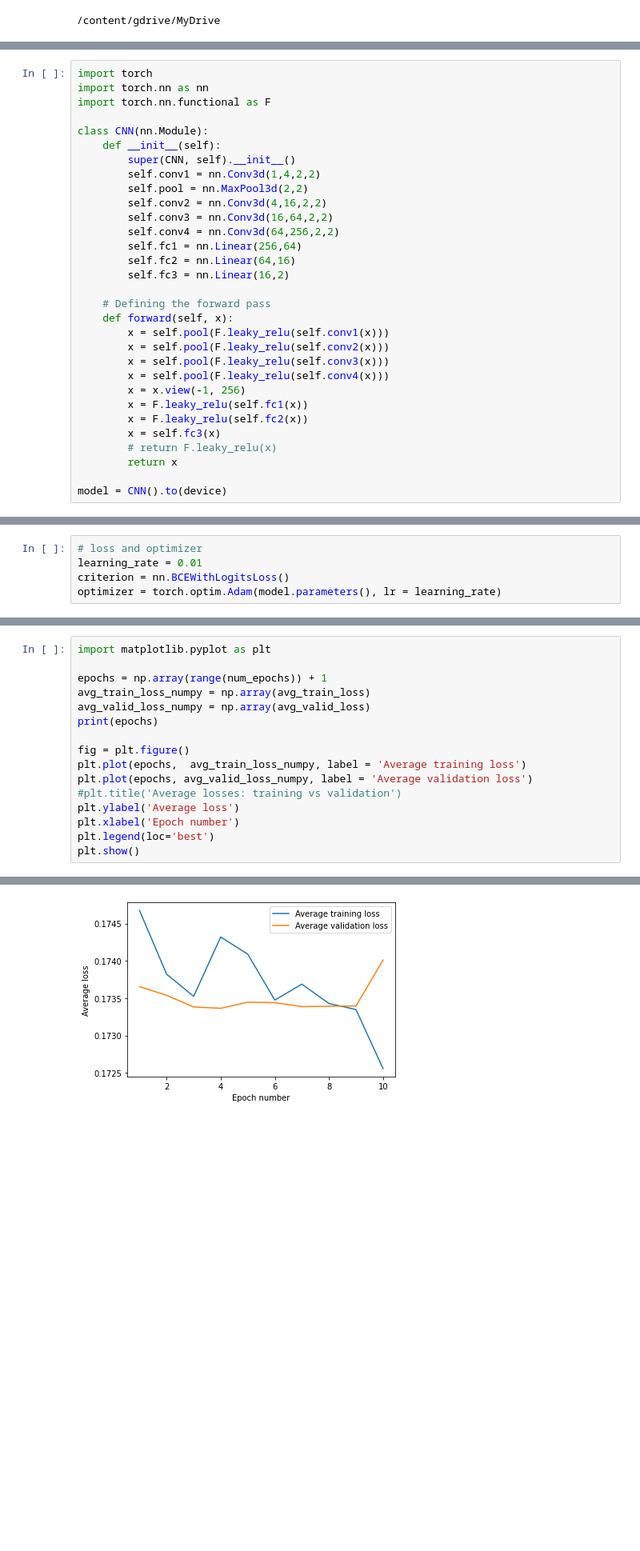
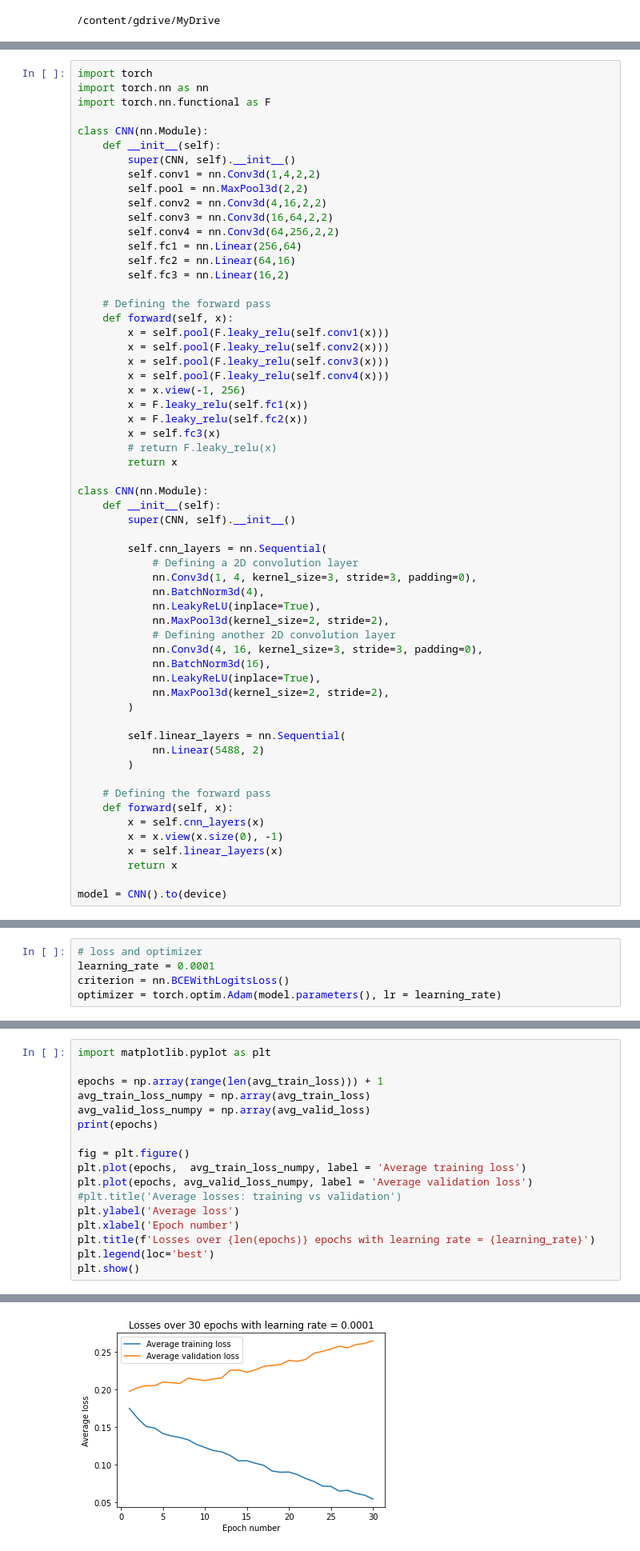
Before and after one commit to rfarwell/MPhys, a Jupyter notebook: CNN4.ipynb, the cells around one changed output, grey strips where cells are left out. Shown at 80% size. Cells and saved outputs as stored; diff of their text form; blank space fills up the shorter version.

```diff
--- a/CNN4.ipynb
+++ b/CNN4.ipynb
@@ -364,6 +364,34 @@ class CNN(nn.Module):
         # return F.leaky_relu(x)
         return x
 
+class CNN(nn.Module):
+    def __init__(self):
+        super(CNN, self).__init__()
+
+        self.cnn_layers = nn.Sequential(
+            # Defining a 2D convolution layer
+            nn.Conv3d(1, 4, kernel_size=3, stride=3, padding=0),
+            nn.BatchNorm3d(4),
+            nn.LeakyReLU(inplace=True),
+            nn.MaxPool3d(kernel_size=2, stride=2),
+            # Defining another 2D convolution layer
+            nn.Conv3d(4, 16, kernel_size=3, stride=3, padding=0),
+            nn.BatchNorm3d(16),
+            nn.LeakyReLU(inplace=True),
+            nn.MaxPool3d(kernel_size=2, stride=2),
+        )
+
+        self.linear_layers = nn.Sequential(
+            nn.Linear(5488, 2)
+        )
+
+    # Defining the forward pass
+    def forward(self, x):
+        x = self.cnn_layers(x)
+        x = x.view(x.size(0), -1)
+        x = self.linear_layers(x)
+        return x
+
 model = CNN().to(device)
 # %%
 from torchsummary import summary
@@ -388,7 +416,7 @@ Estimated Total Size (MB): 617.96
 ----------------------------------------------------------------
 # %%
 # loss and optimizer
-learning_rate = 0.01
+learning_rate = 0.0001
 criterion = nn.BCEWithLogitsLoss()
 optimizer = torch.optim.Adam(model.parameters(), lr = learning_rate)
 # %%
@@ -604,7 +638,7 @@ print(avg_valid_loss)
 # %%
 import matplotlib.pyplot as plt
 
-epochs = np.array(range(num_epochs)) + 1
+epochs = np.array(range(len(avg_train_loss))) + 1
 avg_train_loss_numpy = np.array(avg_train_loss)
 avg_valid_loss_numpy = np.array(avg_valid_loss)
 print(epochs)
@@ -615,6 +649,7 @@ plt.plot(epochs, avg_valid_loss_numpy, label = 'Average validation loss')
 #plt.title('Average losses: training vs validation')
 plt.ylabel('Average loss')
 plt.xlabel('Epoch number')
+plt.title(f'Losses over {len(epochs)} epochs with learning rate = {learning_rate}')
 plt.legend(loc='best')
 plt.show()
 # %% [output]
@@ -622,2 +658,2 @@ plt.show()
-[figure, old version]
+[figure, new version]
 # %%
```
Also changed, not shown: parts of 10 cells of this notebook.
